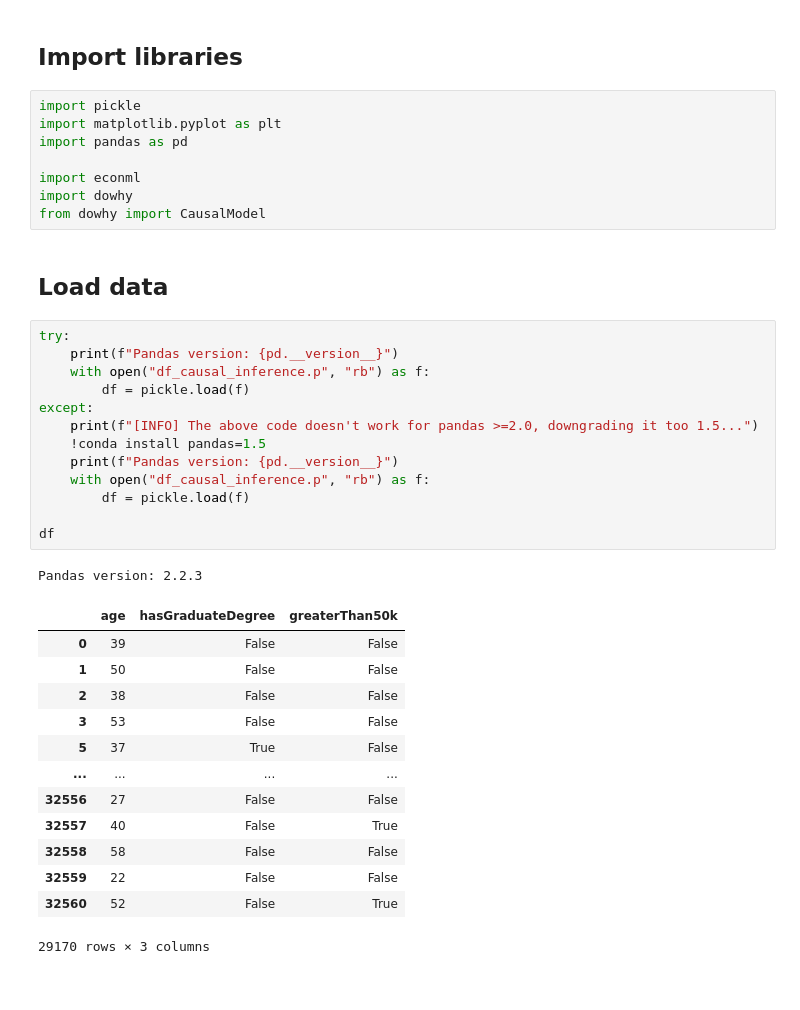
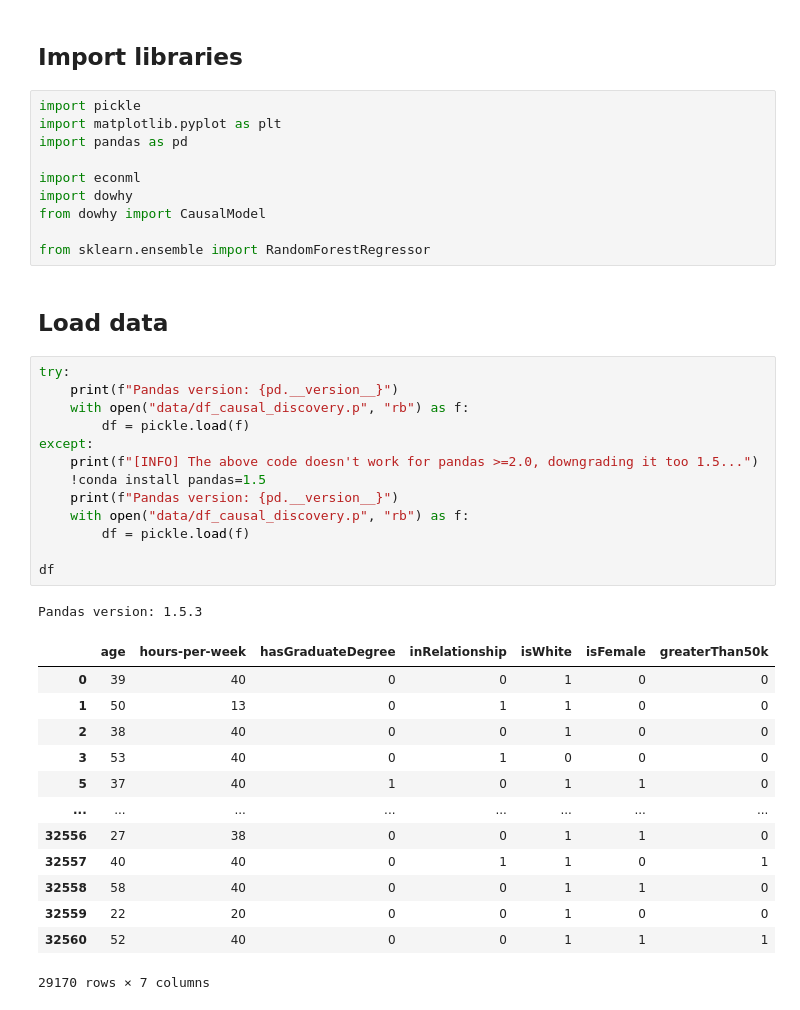
Before and after one commit to chunyagi/causality-learning, a Jupyter notebook: causality_inference_example.ipynb, the cells around one changed output. Cells and saved outputs as stored; diff of their text form.

Commit message:
add causal discovery example

```diff
--- a/causality_inference_example.ipynb
+++ b/causality_inference_example.ipynb
@@ -10,33 +10,35 @@ import pandas as pd
 import econml
 import dowhy
 from dowhy import CausalModel
+
+from sklearn.ensemble import RandomForestRegressor
 # %% [markdown]
 ## Load data
 # %%
 try:
     print(f"Pandas version: {pd.__version__}")
-    with open("df_causal_inference.p", "rb") as f:
+    with open("data/df_causal_discovery.p", "rb") as f:
         df = pickle.load(f)
 except:
     print(f"[INFO] The above code doesn't work for pandas >=2.0, downgrading it too 1.5...")
     !conda install pandas=1.5
     print(f"Pandas version: {pd.__version__}")
-    with open("df_causal_inference.p", "rb") as f:
+    with open("data/df_causal_discovery.p", "rb") as f:
         df = pickle.load(f)
 
 df
 # %% [output]
-Pandas version: 2.2.3
+Pandas version: 1.5.3
-|  | age | hasGraduateDegree | greaterThan50k |
-| 0 | 39 | False | False |
-| 1 | 50 | False | False |
-| 2 | 38 | False | False |
-| 3 | 53 | False | False |
-| 5 | 37 | True | False |
-| ... | ... | ... | ... |
-| 32556 | 27 | False | False |
-| 32557 | 40 | False | True |
-| 32558 | 58 | False | False |
-| 32559 | 22 | False | False |
-| 32560 | 52 | False | True |
+|  | age | hours-per-week | hasGraduateDegree | inRelationship | isWhite | isFemale | greaterThan50k |
+| 0 | 39 | 40 | 0 | 0 | 1 | 0 | 0 |
+| 1 | 50 | 13 | 0 | 1 | 1 | 0 | 0 |
+| 2 | 38 | 40 | 0 | 0 | 1 | 0 | 0 |
+| 3 | 53 | 40 | 0 | 1 | 0 | 0 | 0 |
+| 5 | 37 | 40 | 1 | 0 | 1 | 1 | 0 |
+| ... | ... | ... | ... | ... | ... | ... | ... |
+| 32556 | 27 | 38 | 0 | 0 | 1 | 1 | 0 |
+| 32557 | 40 | 40 | 0 | 1 | 1 | 0 | 1 |
+| 32558 | 58 | 40 | 0 | 0 | 1 | 1 | 0 |
+| 32559 | 22 | 20 | 0 | 0 | 1 | 0 | 0 |
+| 32560 | 52 | 40 | 0 | 0 | 1 | 1 | 1 |
-29170 rows × 3 columns
+29170 rows × 7 columns
```
Also changed, not shown: parts of 13 cells of this notebook, 5 other files.
